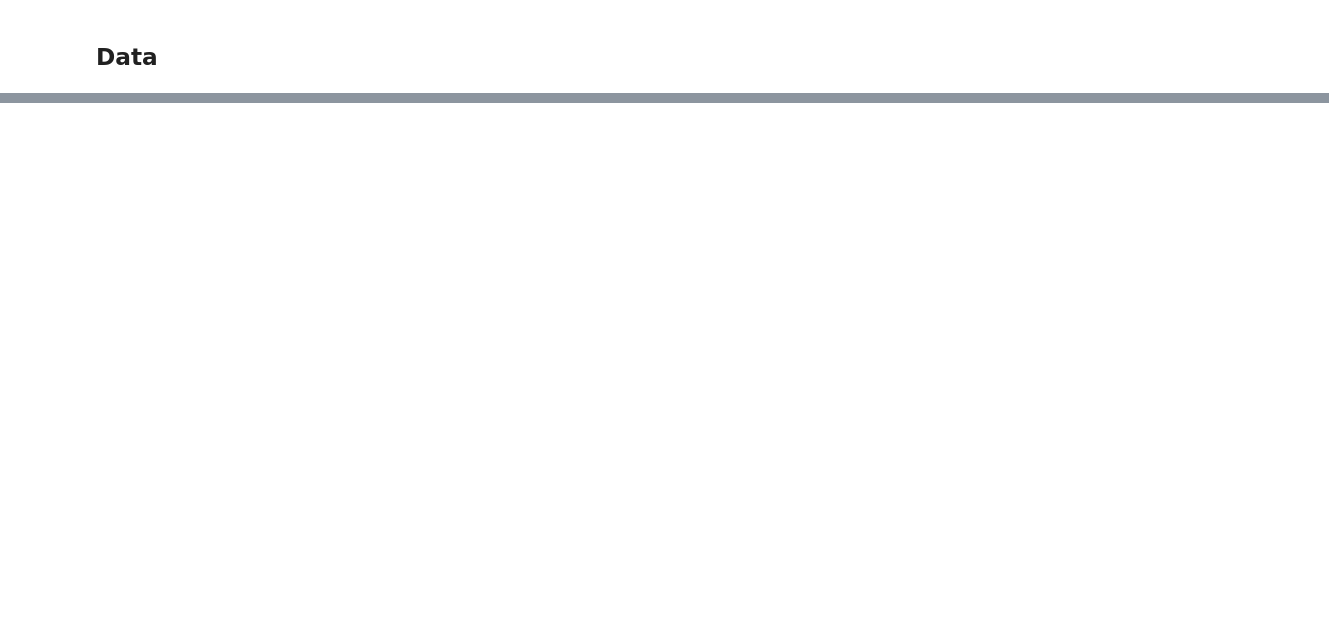
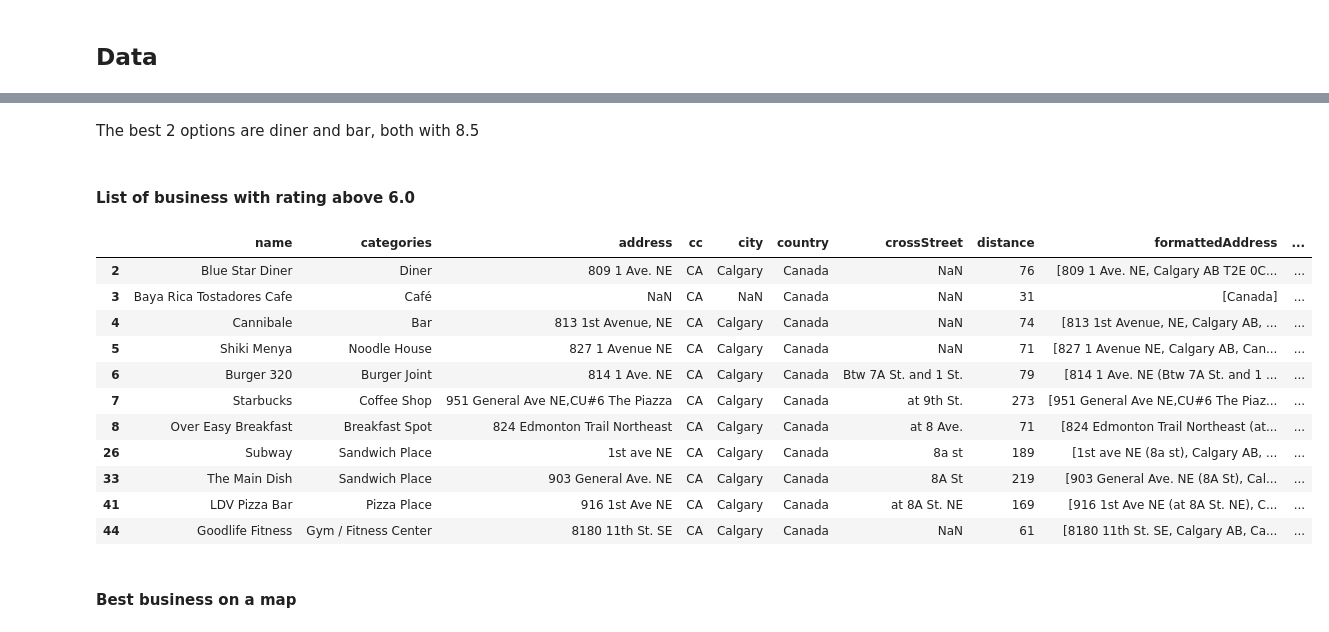
Before and after one commit to arielsoler/Coursera_Capstone, a Jupyter notebook: Capstone Project - The Battle of Neighborhoods.ipynb, the cells around one changed output, grey strips where cells are left out. Saved outputs shown, nothing was run; the diff lists cells and outputs as text; code cells hidden in the pictures; blank space fills up the shorter version.

```diff
--- a/Capstone Project - The Battle of Neighborhoods.ipynb
+++ b/Capstone Project - The Battle of Neighborhoods.ipynb
@@ -74,0 +157,2 @@ This is how data from Foursquare will be used in the project:
+# %%
+results = requests.get(url).json()
@@ -74,0 +161,7 @@ This is how data from Foursquare will be used in the project:
+# %%
+# assign relevant part of JSON to venues
+venues = results['response']['venues']
+
+# tranform venues into a dataframe
+dataframe = json_normalize(venues)
+dataframe.head(3)
@@ -74,0 +213,13 @@ This is how data from Foursquare will be used in the project:
+# %%
+# Old
+#CLIENT_ID = 'SWI4V5LN5ZW1ZPK2FUTDEJZ31RATF52OLE12225R23V3IM5D' # your Foursquare ID
+#CLIENT_SECRET = 'R5BK0FUEZ43VQLFDAZ0OU0UFNLU0ZXVTOH1RRLFS0SU5J5YL' # your Foursquare Secret
+
+# New
+#CLIENT_ID = '1YIZULU4Y3TB5SOPVDDE35J2NBWLPMXIHBINQNEF4GAIRK4L' # your Foursquare ID
+#CLIENT_SECRET = 'QGEYNGV3DV5MCBJ3MFCX2WTM4BWIS3FB23FQ5SZGH32Z3HTA' # your Foursquare Secret
+
+#latest
+CLIENT_ID = 'RLX4G5UEGZXEII0IHLJZCYEWT4HJRCVJ0ZHWD4EFK2YHIIXW'
+CLIENT_SECRET = 'TPAFYBKZ1HZGBTQOHUCGO00YG22M15XGCAZPKKYFNWFXXD5X'
+VERSION = '20180604'
@@ -74,0 +228,20 @@ This is how data from Foursquare will be used in the project:
+# %%
+# function that extracts the rate of the venue
+
+def get_venue_rate(row):
+    venue_id = row['id']
+    url = 'https://api.foursquare.com/v2/venues/{}?client_id={}&client_secret={}&v={}'.format(venue_id, CLIENT_ID, CLIENT_SECRET, VERSION)
+    result = requests.get(url).json()
+    try:
+        venue_rate = result['response']['venue']['rating']
+    except:
+        venue_rate = 0
+    return venue_rate
+
+# obtain rating using function
+dataframe_filtered['rating'] = dataframe_filtered.apply(get_venue_rate, axis=1)
+
+# Clean null and NaN values
+dataframe_filtered['name'] = dataframe_filtered['name'].fillna('')
+
+dataframe_filtered.head(3)
@@ -74,0 +555,22 @@ This is how data from Foursquare will be used in the project:
+# %% [markdown]
+The best 2 options are diner and bar, both with 8.5
+# %% [markdown]
+#### List of business with rating above 6.0
+# %%
+dataframe_filtered_best = dataframe_filtered[(dataframe_filtered.rating > 6)]
+dataframe_filtered_best
+# %% [output]
+|  | name | categories | address | cc | city | country | crossStreet | distance | formattedAddress | ... |
+| 2 | Blue Star Diner | Diner | 809 1 Ave. NE | CA | Calgary | Canada | NaN | 76 | [809 1 Ave. NE, Calgary AB T2E 0C... | ... |
+| 3 | Baya Rica Tostadores Cafe | Café | NaN | CA | NaN | Canada | NaN | 31 | [Canada] | ... |
+| 4 | Cannibale | Bar | 813 1st Avenue, NE | CA | Calgary | Canada | NaN | 74 | [813 1st Avenue, NE, Calgary AB, ... | ... |
+| 5 | Shiki Menya | Noodle House | 827 1 Avenue NE | CA | Calgary | Canada | NaN | 71 | [827 1 Avenue NE, Calgary AB, Can... | ... |
+| 6 | Burger 320 | Burger Joint | 814 1 Ave. NE | CA | Calgary | Canada | Btw 7A St. and 1 St. | 79 | [814 1 Ave. NE (Btw 7A St. and 1 ... | ... |
+| 7 | Starbucks | Coffee Shop | 951 General Ave NE,CU#6 The Piazza | CA | Calgary | Canada | at 9th St. | 273 | [951 General Ave NE,CU#6 The Piaz... | ... |
+| 8 | Over Easy Breakfast | Breakfast Spot | 824 Edmonton Trail Northeast | CA | Calgary | Canada | at 8 Ave. | 71 | [824 Edmonton Trail Northeast (at... | ... |
+| 26 | Subway | Sandwich Place | 1st ave NE | CA | Calgary | Canada | 8a st | 189 | [1st ave NE (8a st), Calgary AB, ... | ... |
+| 33 | The Main Dish | Sandwich Place | 903 General Ave. NE | CA | Calgary | Canada | 8A St | 219 | [903 General Ave. NE (8A St), Cal... | ... |
+| 41 | LDV Pizza Bar | Pizza Place | 916 1st Ave NE | CA | Calgary | Canada | at 8A St. NE | 169 | [916 1st Ave NE (at 8A St. NE), C... | ... |
+| 44 | Goodlife Fitness | Gym / Fitness Center | 8180 11th St. SE | CA | Calgary | Canada | NaN | 61 | [8180 11th St. SE, Calgary AB, Ca... | ... |
+# %% [markdown]
+#### Best business on a map
```
Also changed, not shown: parts of 61 cells of this notebook.
